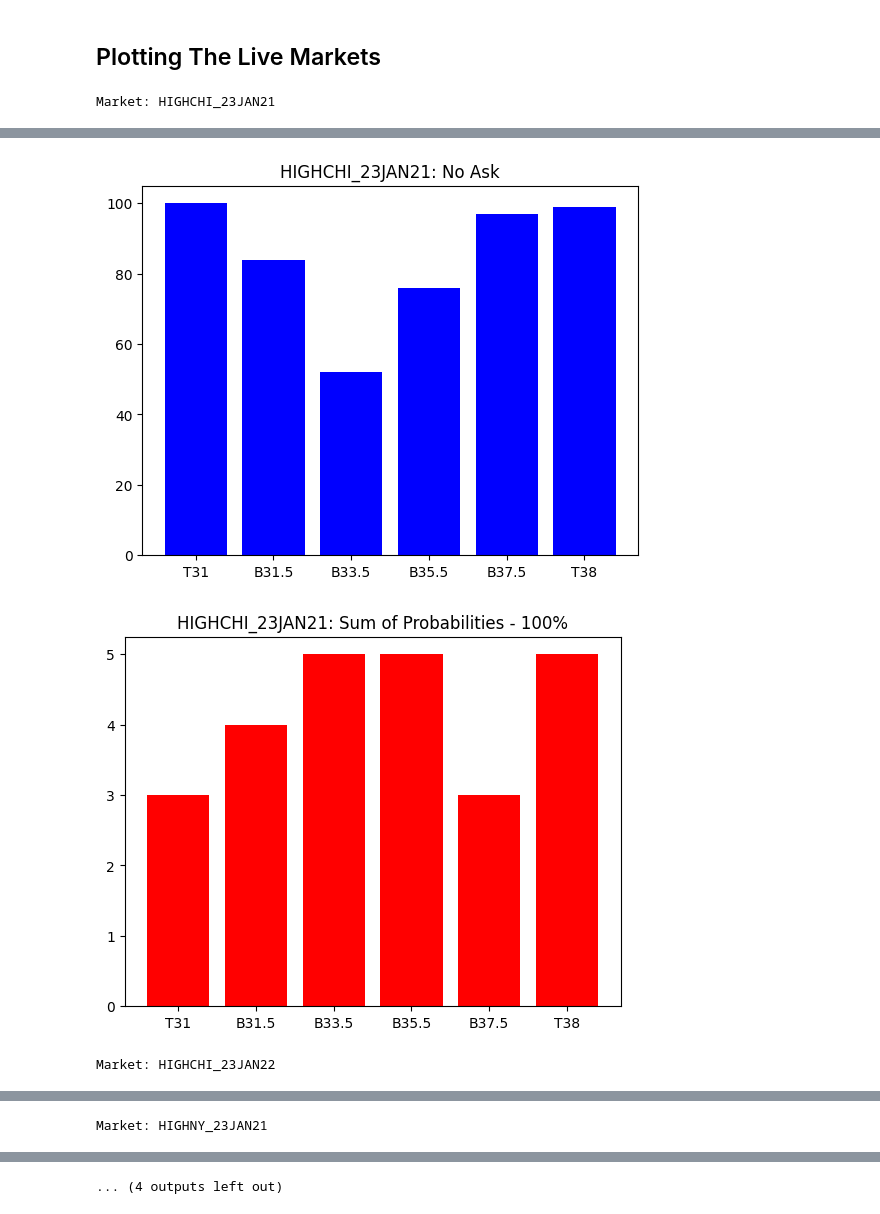
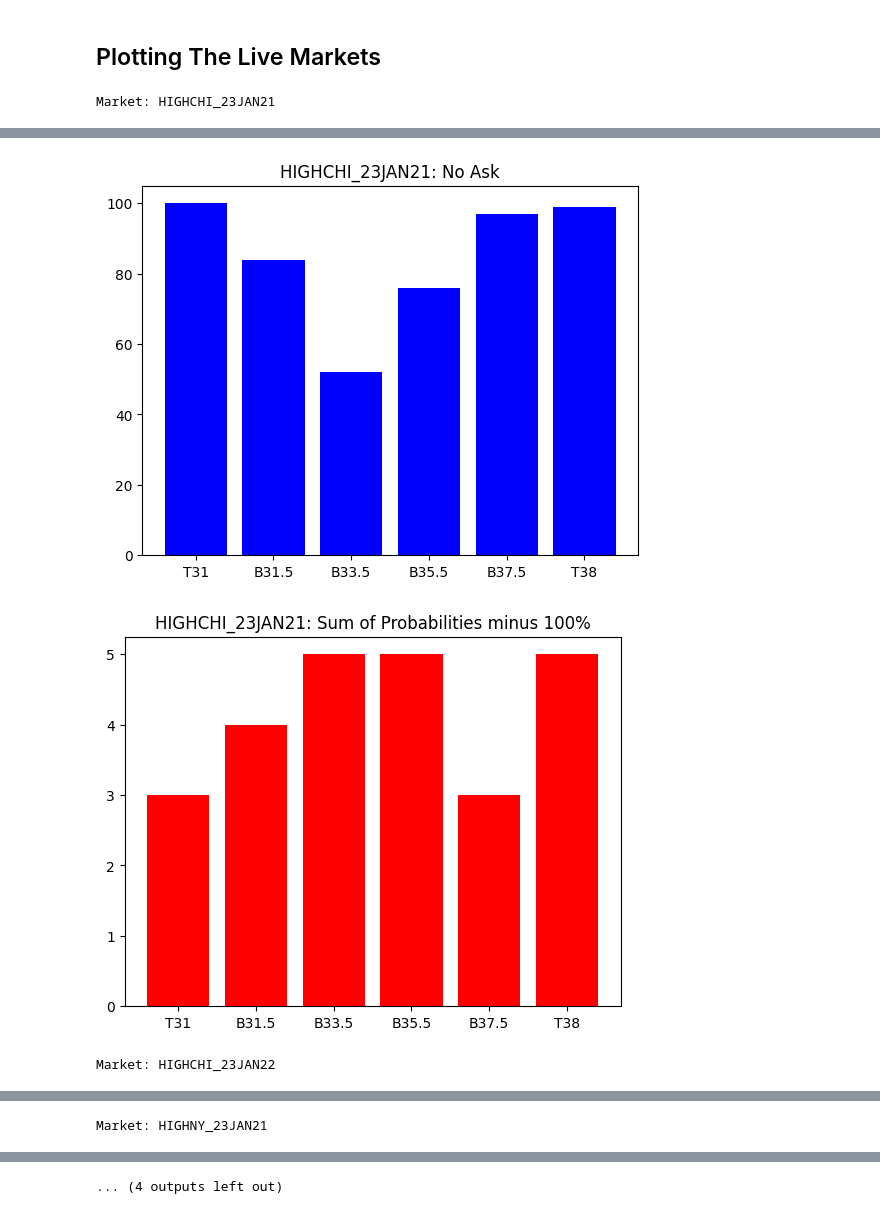
Before and after one commit to mattschro/WeatherPreds, a Jupyter notebook: weather_and_market_scraper.ipynb, the cells around one changed output, grey strips where cells are left out. Drawn from its saved outputs; the diff is of its cells as text; code cells hidden in the pictures.

```diff
--- a/weather_scraper.ipynb
+++ b/weather_and_market_scraper.ipynb
@@ -309,24 +309,24 @@ for i in range(4):
 # %%
 # plotting the live markets
 for i in df_names:
     print('Market:', i)
     # plot print(dataframes[i])
     plt.title(i + ': Yes Ask')
     plt.bar(dataframes[i]['temp_submarket'],dataframes[i]['yes_ask'], color = 'green')
     plt.show()
 
     plt.title(i + ': No Ask')
     plt.bar(dataframes[i]['temp_submarket'],dataframes[i]['no_ask'], color = 'blue')
     plt.show()
 
-    plt.title(i + ': Sum of Probabilities - 100%')
+    plt.title(i + ': Sum of Probabilities minus 100%')
     plt.bar(dataframes[i]['temp_submarket'],dataframes[i]['no_ask'] + dataframes[i]['yes_ask'] - 100, color = 'red')
     plt.show()
 # %% [output]
 Market: HIGHCHI_23JAN21
 [figure]
 [figure]
-[figure, old version]
+[figure, new version]
 Market: HIGHCHI_23JAN22
 [figure]
 [figure]
```
Also changed, not shown: parts of 1 cell of this notebook, 1 other file.
